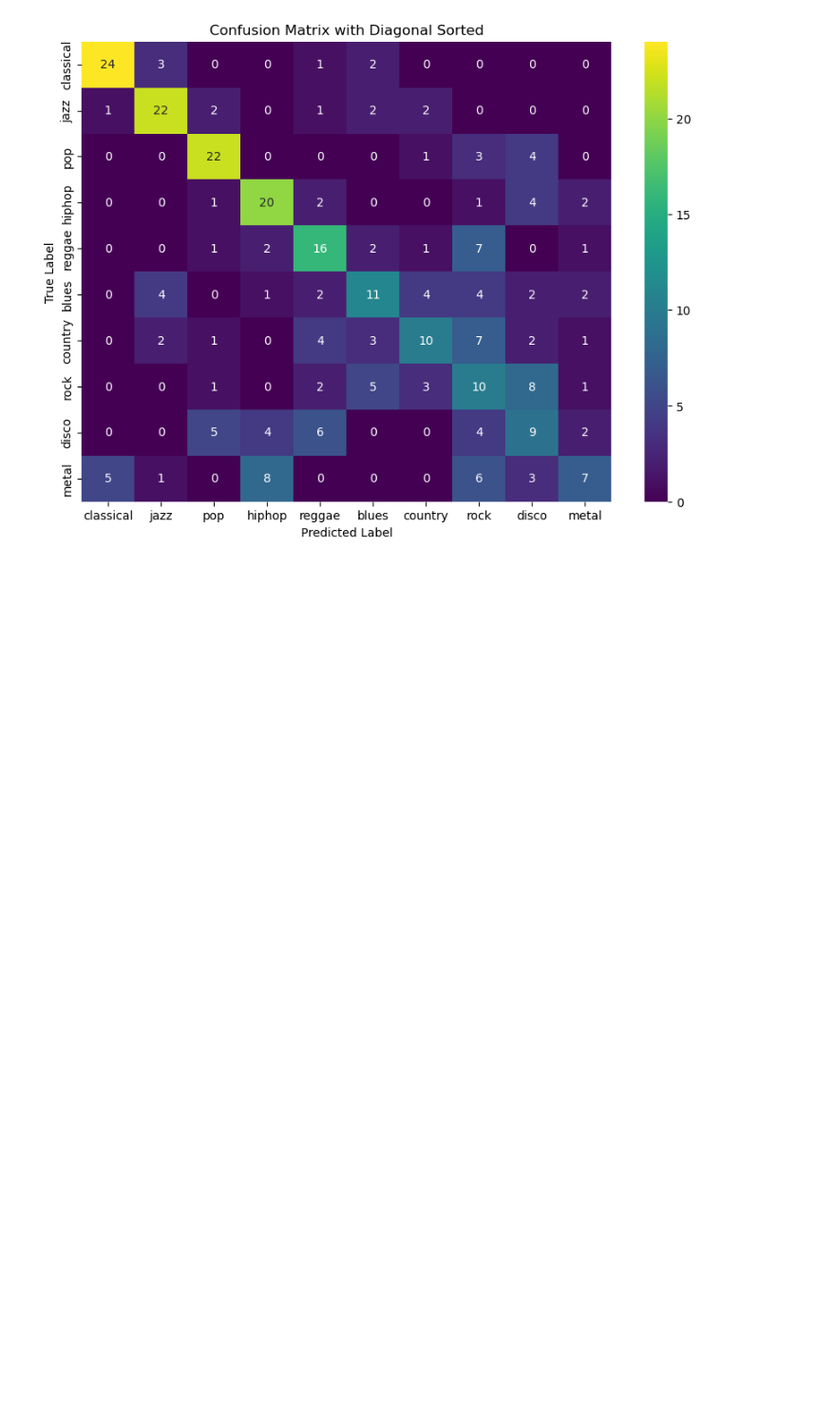
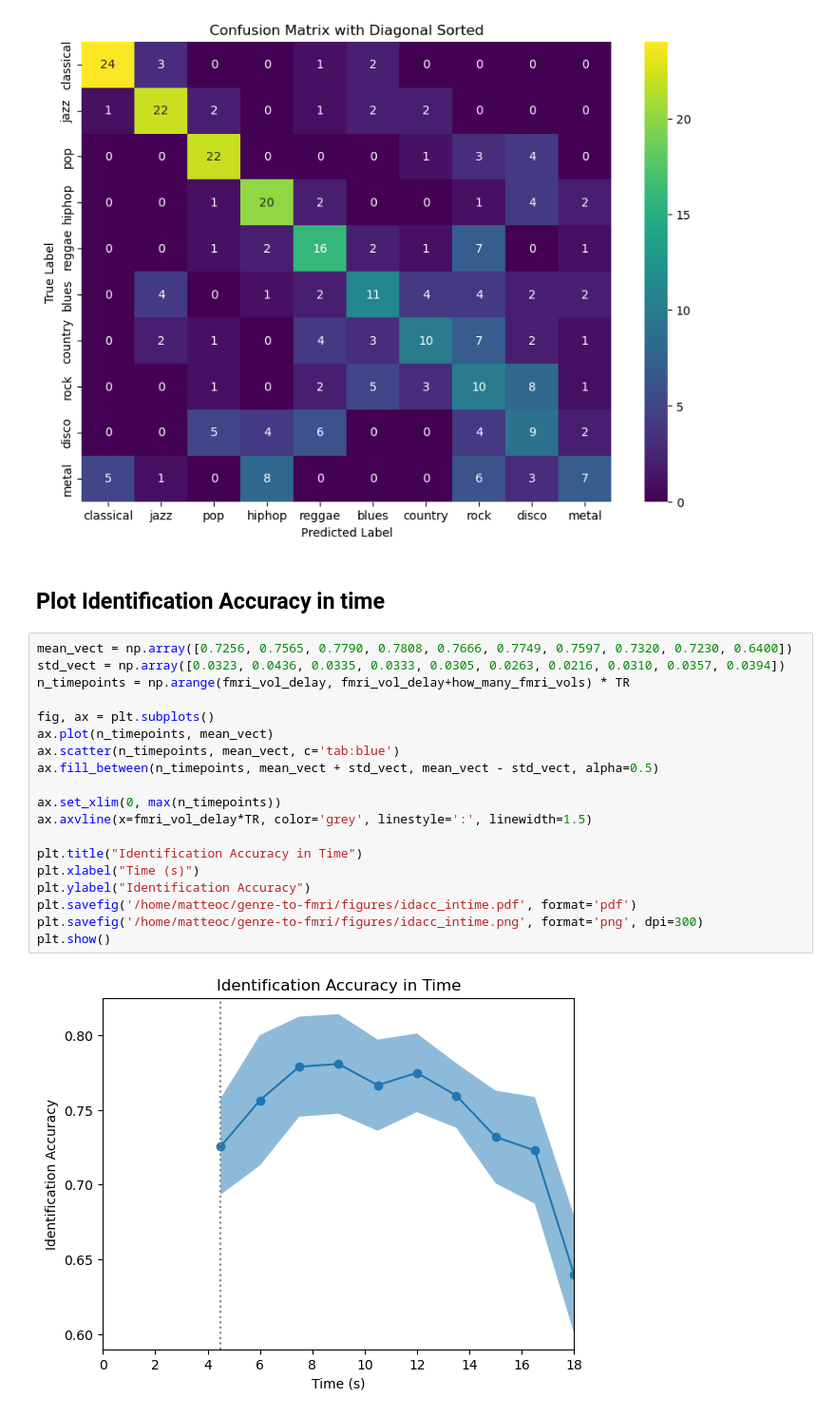
Before and after one commit to neoayanami/fmri-music-retrieve, a Jupyter notebook: mutlisubject_align.ipynb, the cells around one changed output. Shown at 95% size. Saved outputs shown, nothing was run; the diff lists cells and outputs as text; blank space fills up the shorter version.

Commit message:
id accuracy in time

```diff
--- a/mutlisubject_align.ipynb
+++ b/mutlisubject_align.ipynb
@@ -1086,3 +1046,26 @@ plt.ylabel('True Label')
 plt.show()
 # %% [output]
 [figure]
+# %% [markdown]
+## Plot Identification Accuracy in time
+# %%
+mean_vect = np.array([0.7256, 0.7565, 0.7790, 0.7808, 0.7666, 0.7749, 0.7597, 0.7320, 0.7230, 0.6400])
+std_vect = np.array([0.0323, 0.0436, 0.0335, 0.0333, 0.0305, 0.0263, 0.0216, 0.0310, 0.0357, 0.0394])
+n_timepoints = np.arange(fmri_vol_delay, fmri_vol_delay+how_many_fmri_vols) * TR
+
+fig, ax = plt.subplots()
+ax.plot(n_timepoints, mean_vect)
+ax.scatter(n_timepoints, mean_vect, c='tab:blue')
+ax.fill_between(n_timepoints, mean_vect + std_vect, mean_vect - std_vect, alpha=0.5)
+
+ax.set_xlim(0, max(n_timepoints))
+ax.axvline(x=fmri_vol_delay*TR, color='grey', linestyle=':', linewidth=1.5)
+
+plt.title("Identification Accuracy in Time")
+plt.xlabel("Time (s)")
+plt.ylabel("Identification Accuracy")
+plt.savefig('/home/matteoc/genre-to-fmri/figures/idacc_intime.pdf', format='pdf')
+plt.savefig('/home/matteoc/genre-to-fmri/figures/idacc_intime.png', format='png', dpi=300)
+plt.show()
+# %% [output]
+[figure, added]
```
Also changed, not shown: parts of 8 cells of this notebook, 4 other files.
